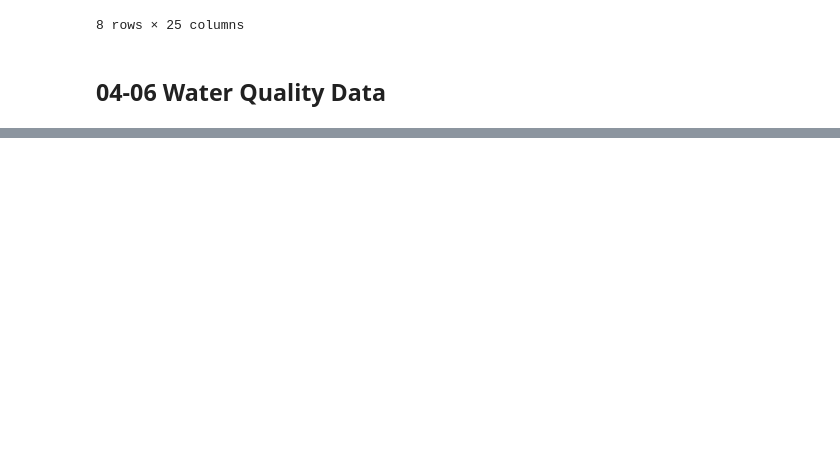
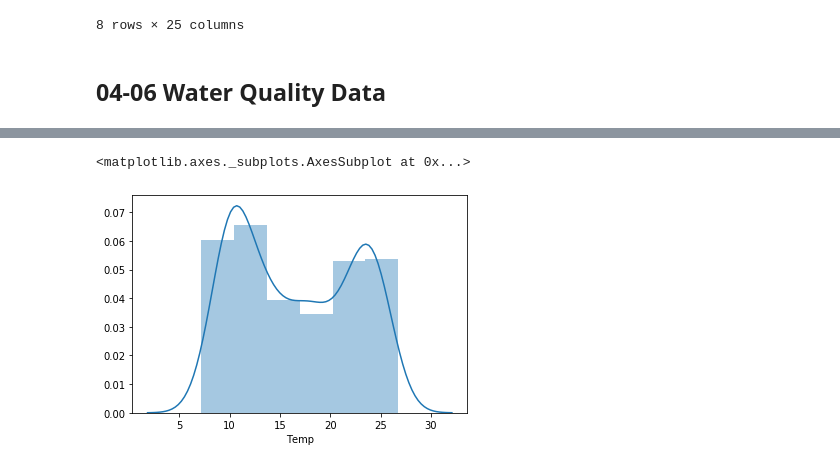
Before and after one commit to brendanwliu/pstat135_final, a Jupyter notebook: visualizations.ipynb, the cells around one changed output, grey strips where cells are left out. Cells and saved outputs as stored; diff of their text form; code cells hidden in the pictures; blank space fills up the shorter version.

```diff
--- a/visualizations.ipynb
+++ b/visualizations.ipynb
@@ -194,0 +230,5 @@ water04_df_naomit
+# %%
+sns.distplot(water06_df_naomit.Temp)
+# %% [output]
+<matplotlib.axes._subplots.AxesSubplot at 0x...>
+[figure, added]
```
Also changed, not shown: parts of 14 cells of this notebook, 9 other files.
